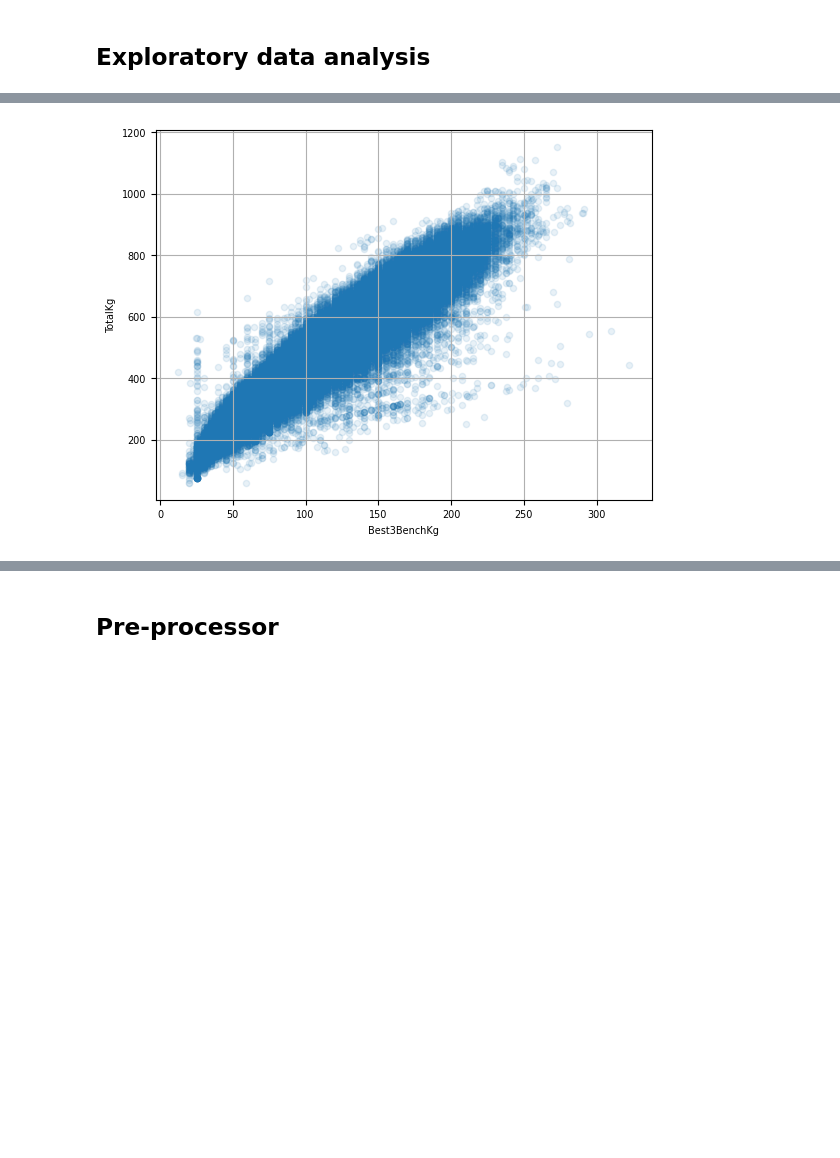
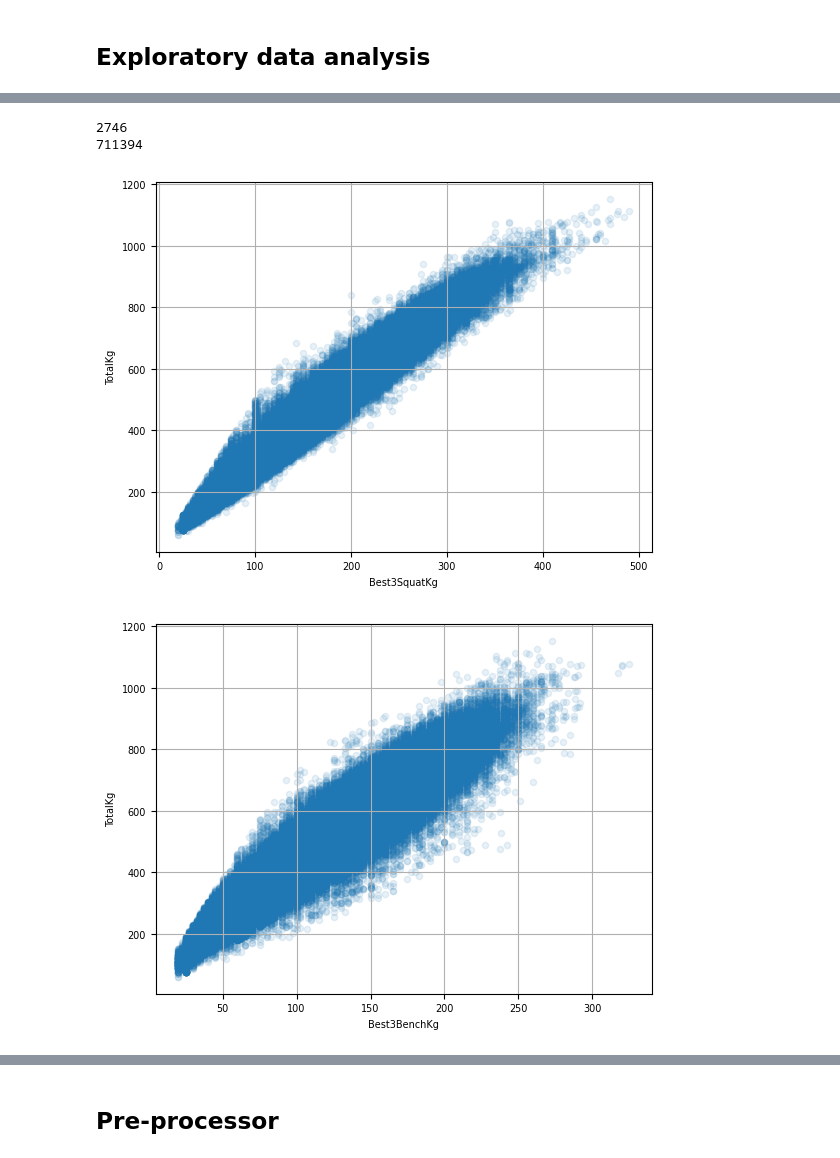
Before and after one commit to philipogn/powerlifting_statistics, a Jupyter notebook: notebooks/eda_preprocess.ipynb, the cells around one changed output, grey strips where cells are left out. Cells and saved outputs as stored; diff of their text form; code cells hidden in the pictures; blank space fills up the shorter version.

```diff
--- a/notebooks/eda_preprocess.ipynb
+++ b/notebooks/eda_preprocess.ipynb
@@ -54,8 +87,0 @@ NEGATIVE VALUES IN LIFTS INDICATE FAILED ATTEMPTS
-# %%
-plt.rc('font', size=7)
-plt.rc('axes', labelsize=7, titlesize=7)
-plt.rc('xtick', labelsize=7)
-plt.rc('ytick', labelsize=7)
-df_lifts = df[[column for column in df.columns if 'Kg' in column and 'Bodyweight' not in column and '4Kg' not in column]]
-df_lifts.hist(bins=75, figsize=(18, 16))
-plt.show()
@@ -65,15 +108,3 @@ plt.show()
 Bimodal distribution on lift attempts, negatives = fail, positives = success <br>
 More fails on 3rd attempts = riskier weight choice -> higher fatigue OR attempt to climb ranks/leaderboard <br>
 More fails on Bench 3rd attempt = lifters could overestimate their bench strength
-# %%
-df['Date'] = pd.to_datetime(df['Date'])
-df = df.sort_values('Date').reset_index(drop=True)
-
-split_date = df['Date'].quantile(0.8)
-train_df = df[df['Date'] < split_date]
-test_df = df[df['Date'] >= split_date]
-
-print(f"Train set from: {train_df['Date'].min()} to: {train_df['Date'].max()}")
-print(f"Test set from: {test_df['Date'].min()} to: {test_df['Date'].max()}")
-
-train_set = train_df.copy()
@@ -83,5 +111,32 @@ Test set from: 2023-11-17 00:00:00 to: 2025-09-21 00:00:00
+# %%
+# df.query('Best3BenchKg <= 25 and TotalKg >= 600')
+df['squat_anomaly'] = df['Best3SquatKg'] < (
+    0.5 * df[['Best3BenchKg','Best3DeadliftKg']].mean(axis=1)
+)
+df['bench_anomaly'] = df['Best3BenchKg'] < (
+    0.3 * df[['Best3SquatKg','Best3DeadliftKg']].mean(axis=1)
+)
+df['deadlift_anomaly'] = df['Best3DeadliftKg'] < (
+    0.8 * df[['Best3SquatKg','Best3BenchKg']].mean(axis=1)
+)
+
+df['anomaly'] = df[['squat_anomaly', 'bench_anomaly', 'deadlift_anomaly']].any(axis=1)
+
+# df.query('Best3DeadliftKg <= 100 and TotalKg <= 600 and TotalKg >= 400')
+# df.query('Best3BenchKg <= 50 and TotalKg <= 600 and TotalKg >= 400')
+print(len(df[df['anomaly'] == True]))
+print(len(df[df['anomaly'] == False]))
+# %% [output]
+2746
+711394
 # %%
-train_set.plot(kind='scatter', x='Best3BenchKg', y='TotalKg', grid=True, alpha=0.1)
+df_sex = df[df['Sex'].isin(['M', 'F'])]
+df_sex = df.drop(df[df['anomaly'] == True].index)
+
+df_sex.plot(kind='scatter', x='Best3SquatKg', y='TotalKg', grid=True, alpha=0.1)
+df_sex.plot(kind='scatter', x='Best3BenchKg', y='TotalKg', grid=True, alpha=0.1)
+df_sex.plot(kind='scatter', x='Best3DeadliftKg', y='TotalKg', grid=True, alpha=0.1)
 plt.show()
 # %% [output]
-[figure, old version]
+[figure, new version]
+[figure, added]
```
Also changed, not shown: parts of 21 cells of this notebook, 1 other file.
